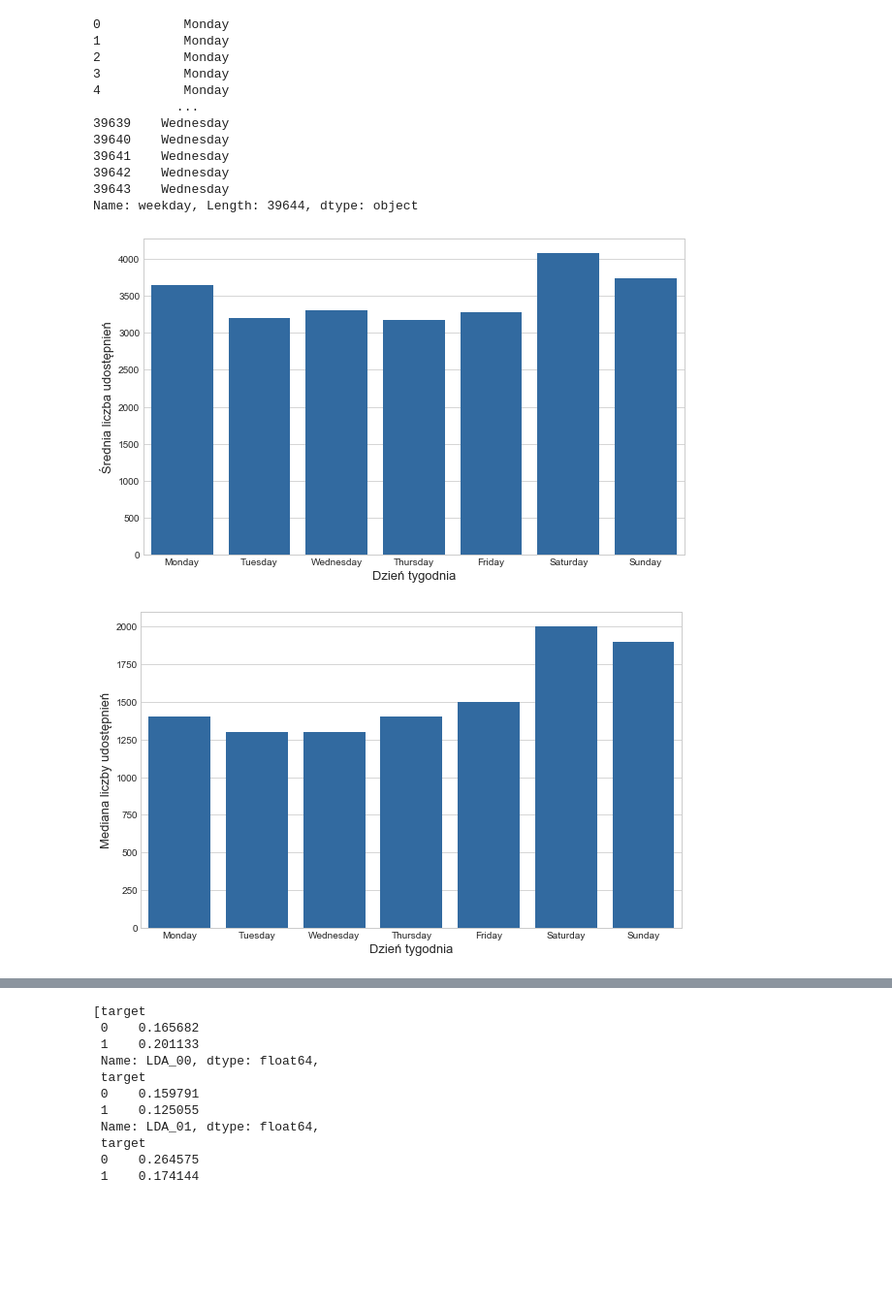
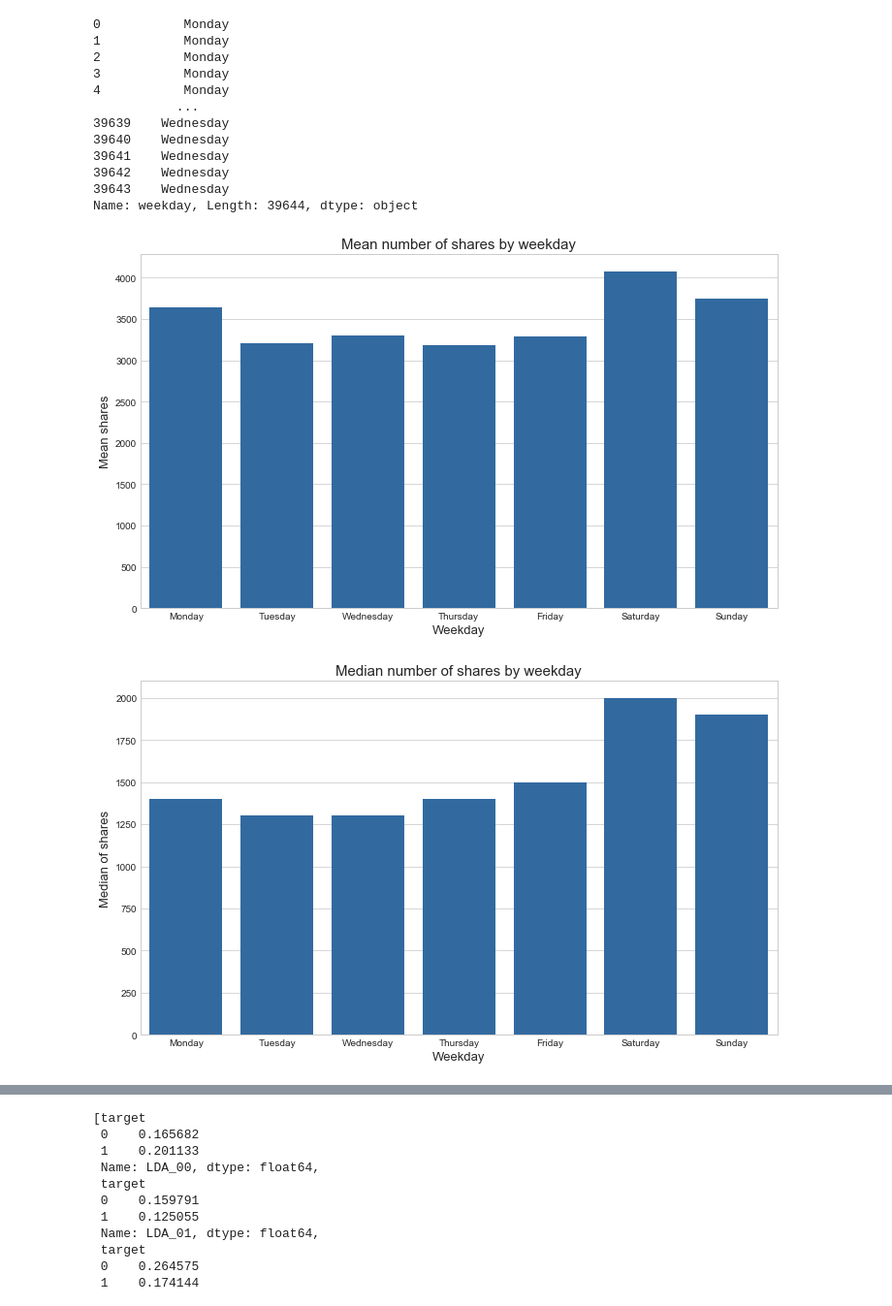
Before and after one commit to msarnacki/online-news-popularity-classification, a Jupyter notebook: Analiza.ipynb, the cells around one changed output, grey strips where cells are left out. Shown at 97% size. Drawn from its saved outputs; the diff is of its cells as text; code cells hidden in the pictures; blank space fills up the shorter version.

```diff
--- a/Analiza.ipynb
+++ b/Analiza.ipynb
@@ -74,25 +74,31 @@ Name: weekday, Length: 39644, dtype: object
 # %%
 shares_mean_weekday = df.groupby('weekday')['shares'].mean().reset_index()
 #print(shares_mean_weekday)
 
 plt.figure(figsize=(10,6))
 sns.barplot(x = 'weekday', y = 'shares', data = shares_mean_weekday, linewidth = 1,color=(32/255,107/255,178/255),order = ["Monday", "Tuesday", 'Wednesday','Thursday','Friday','Saturday','Sunday'])
-plt.xlabel("Dzień tygodnia",fontsize=13)
-plt.ylabel("Średnia liczba udostępnień",fontsize=13)
+plt.title('Mean number of shares by weekday', fontsize = 15)
+plt.xlabel("Weekday",fontsize=13)
+plt.ylabel("Mean shares",fontsize=13)
+plt.tight_layout()
+plt.savefig("img/mean_by_wd.png")
 plt.show()
 # %% [output]
-[figure, old version]
+[figure, new version]
 # %%
 shares_median_weekday = df.groupby('weekday')['shares'].median().reset_index()
 #print(shares_median_weekday)
 
 plt.figure(figsize=(10,6))
 sns.barplot(x = 'weekday', y = 'shares', data = shares_median_weekday, linewidth = 1,color=(32/255,107/255,178/255),order = ["Monday", "Tuesday", 'Wednesday','Thursday','Friday','Saturday','Sunday'])
-plt.xlabel("Dzień tygodnia",fontsize=13)
-plt.ylabel("Mediana liczby udostępnień",fontsize=13)
+plt.title('Median number of shares by weekday', fontsize = 15)
+plt.xlabel("Weekday",fontsize=13)
+plt.ylabel("Median of shares",fontsize=13)
+plt.tight_layout()
+plt.savefig("img/med_by_wd.png")
 plt.show()
 # %% [output]
-[figure, old version]
+[figure, new version]
 # %%
 shares_count_weekday = df.groupby('weekday')['shares'].count().reset_index()
 #print(shares_count_weekday)
```
Also changed, not shown: parts of 6 cells of this notebook, 14 other files.
